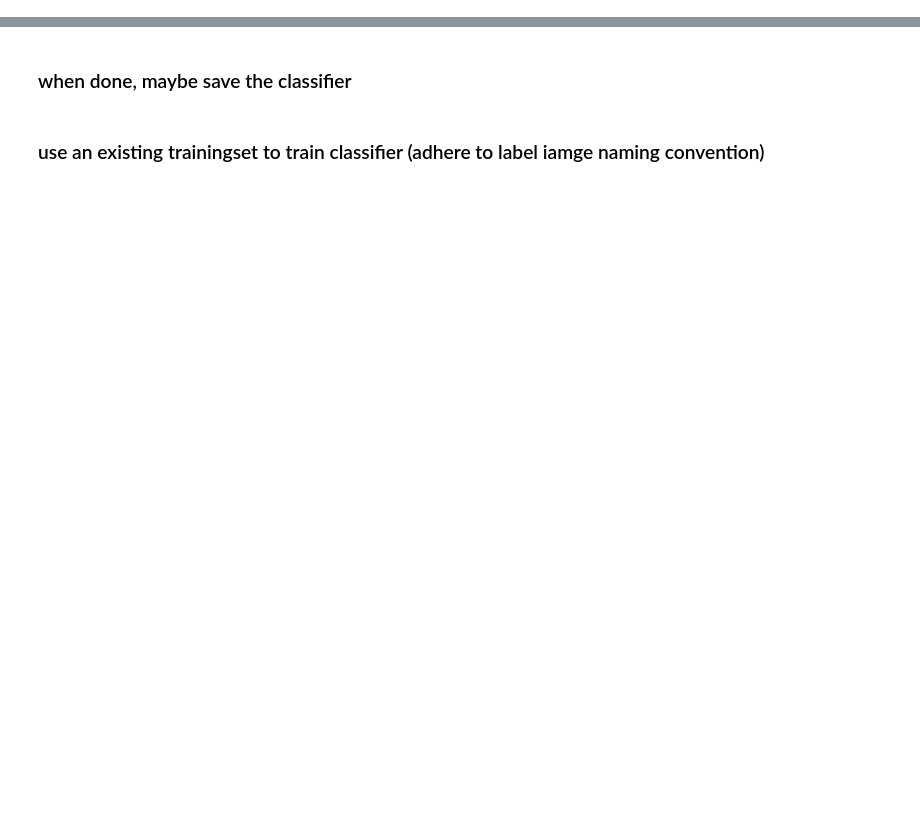
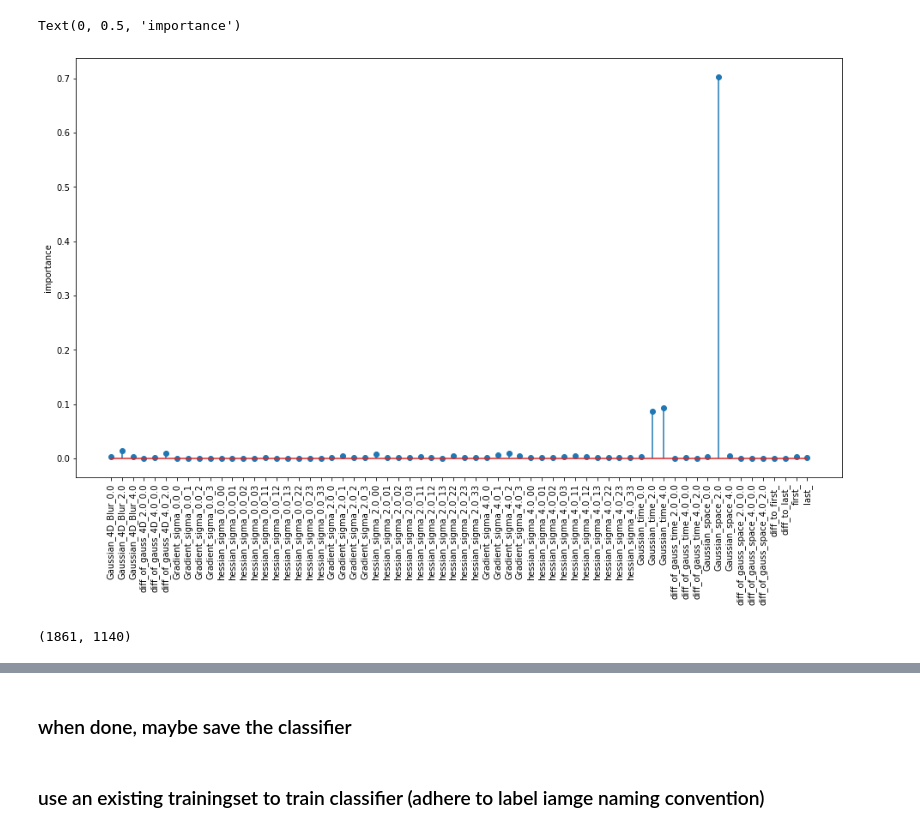
Before and after one commit to Pescatore23/pytrainseg, a Jupyter notebook: test_dask_framework_all_lazy.ipynb, the cells around one changed output, grey strips where cells are left out. Cells and saved outputs as stored; diff of their text form; code cells hidden in the pictures; blank space fills up the shorter version.

```diff
--- a/test_dask_framework_all_lazy.ipynb
+++ b/test_dask_framework_all_lazy.ipynb
@@ -208,0 +254,12 @@ training and classifying
+# %%
+plt.figure(figsize=(16,9))
+plt.stem(TS.feature_names, TS.clf.feature_importances_,'x')
+plt.xticks(rotation=90)
+plt.ylabel('importance')
+# %% [output]
+Text(0, 0.5, 'importance')
+[figure, new version]
+# %%
+TS.current_im.shape
+# %% [output]
+(1861, 1140)
```
Also changed, not shown: parts of 37 cells of this notebook, 2 other files.
